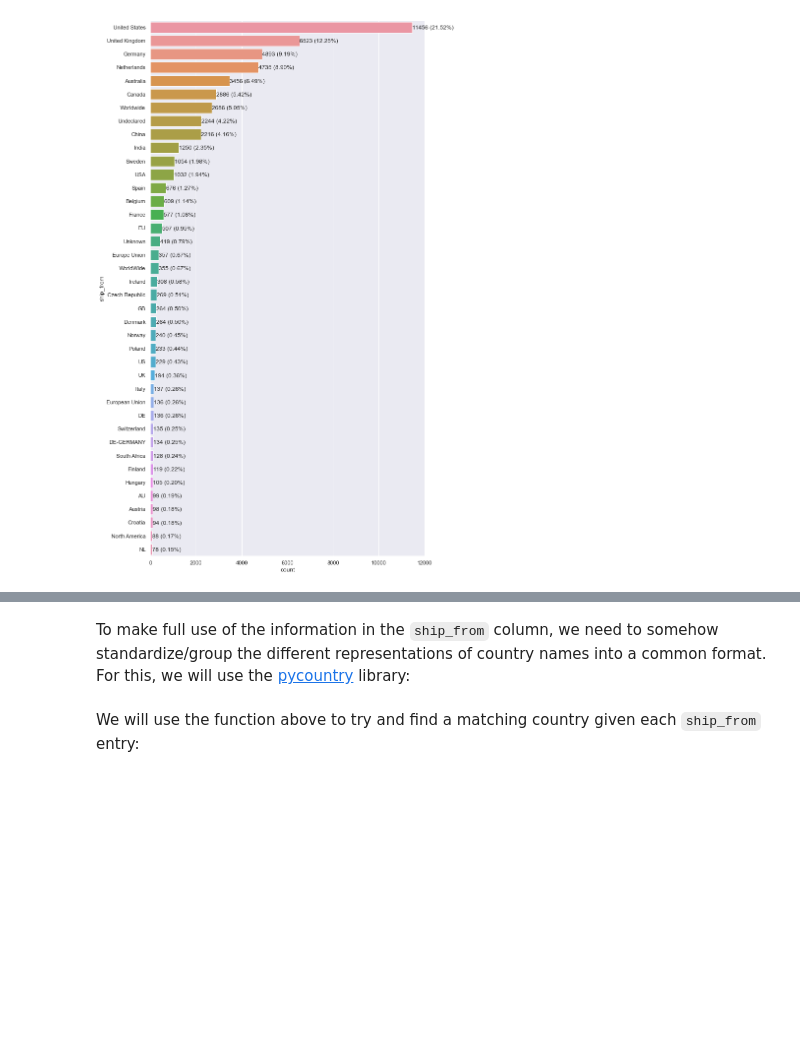
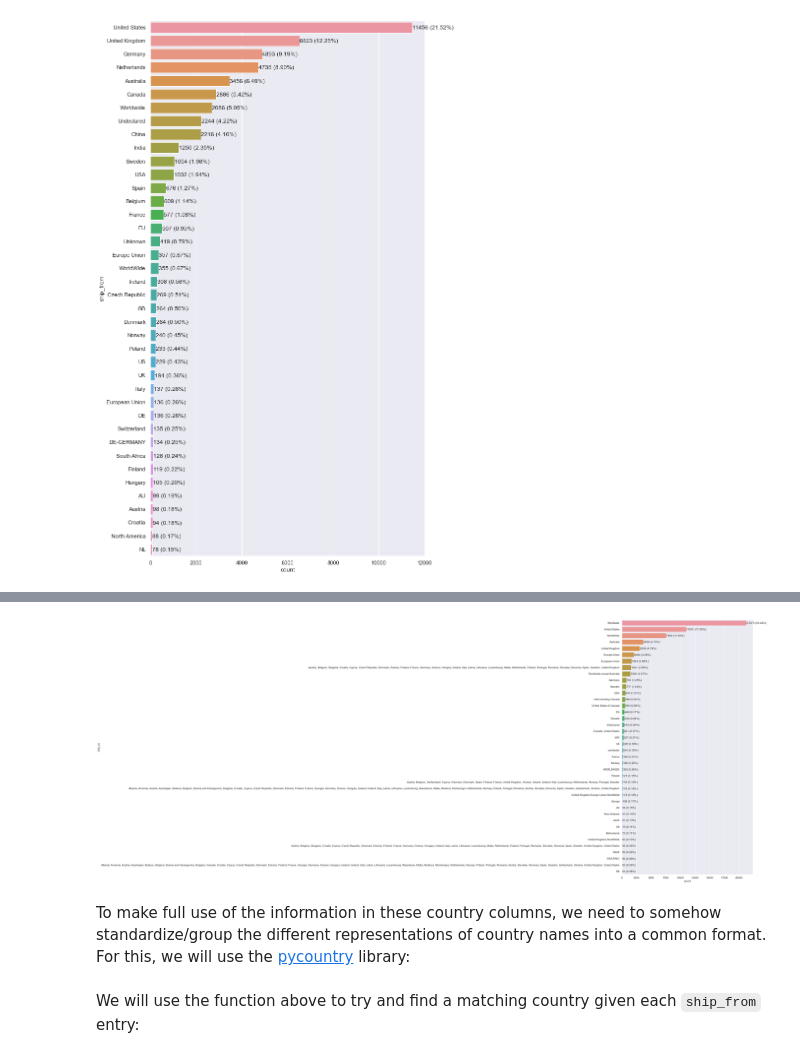
Before and after one commit to freddyman2k/darknet-drug-sales-data-analysis, a Jupyter notebook: exp/exp001_ExploringAndCleaningTheDataset.ipynb, the cells around one changed output, grey strips where cells are left out. Cells and saved outputs as stored; diff of their text form; code cells hidden in the pictures; blank space fills up the shorter version.

```diff
--- a/exp/exp001_ExploringAndCleaningTheDataset.ipynb
+++ b/exp/exp001_ExploringAndCleaningTheDataset.ipynb
@@ -183,5 +155,14 @@ for p in ax.patches:
+# %%
+plt.figure(figsize=(10, 20))
+ax = sns.countplot(y='ship_to', data=df, order=df["ship_to"].value_counts().head(40).index);
+total = df["ship_to"].value_counts().sum()
+for p in ax.patches:
+    percentage = 100 * p.get_width() / total
+    ax.annotate(f'{p.get_width()} ({percentage:.2f}%)', (p.get_width(), p.get_y()+0.55))
+# %% [output]
+[figure, added]
 # %% [markdown]
-To make full use of the information in the `ship_from` column, we need to somehow standardize/group the different representations of country names into a common format. For this, we will use the [pycountry](https://pypi.org/project/pycountry/) library:
+To make full use of the information in these country columns, we need to somehow standardize/group the different representations of country names into a common format. For this, we will use the [pycountry](https://pypi.org/project/pycountry/) library:
 # %%
 def find_country(search_term):
     """ Finds a country in the pycountry library using the given search term. If found, returns its 3-letter alphabetic code, else returns None.
```
Also changed, not shown: parts of 53 cells of this notebook.
